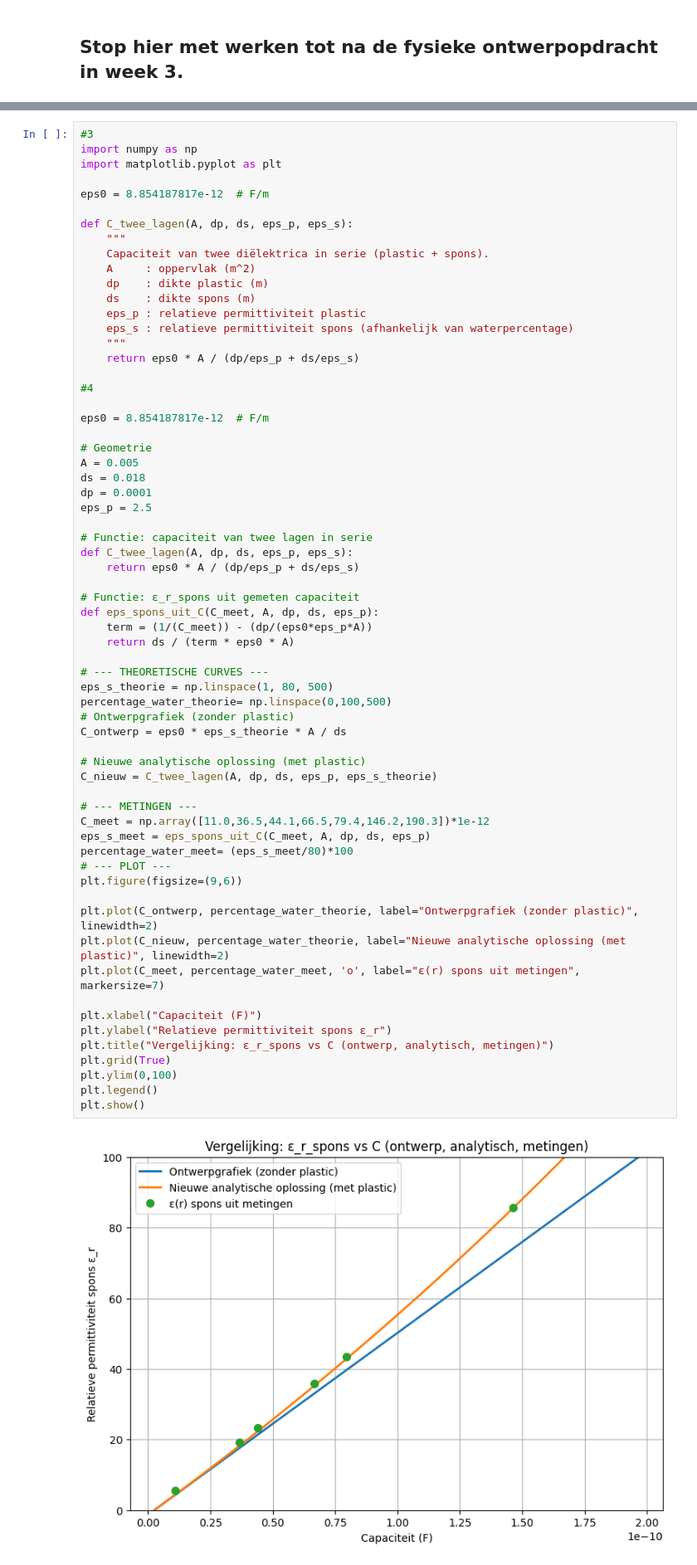
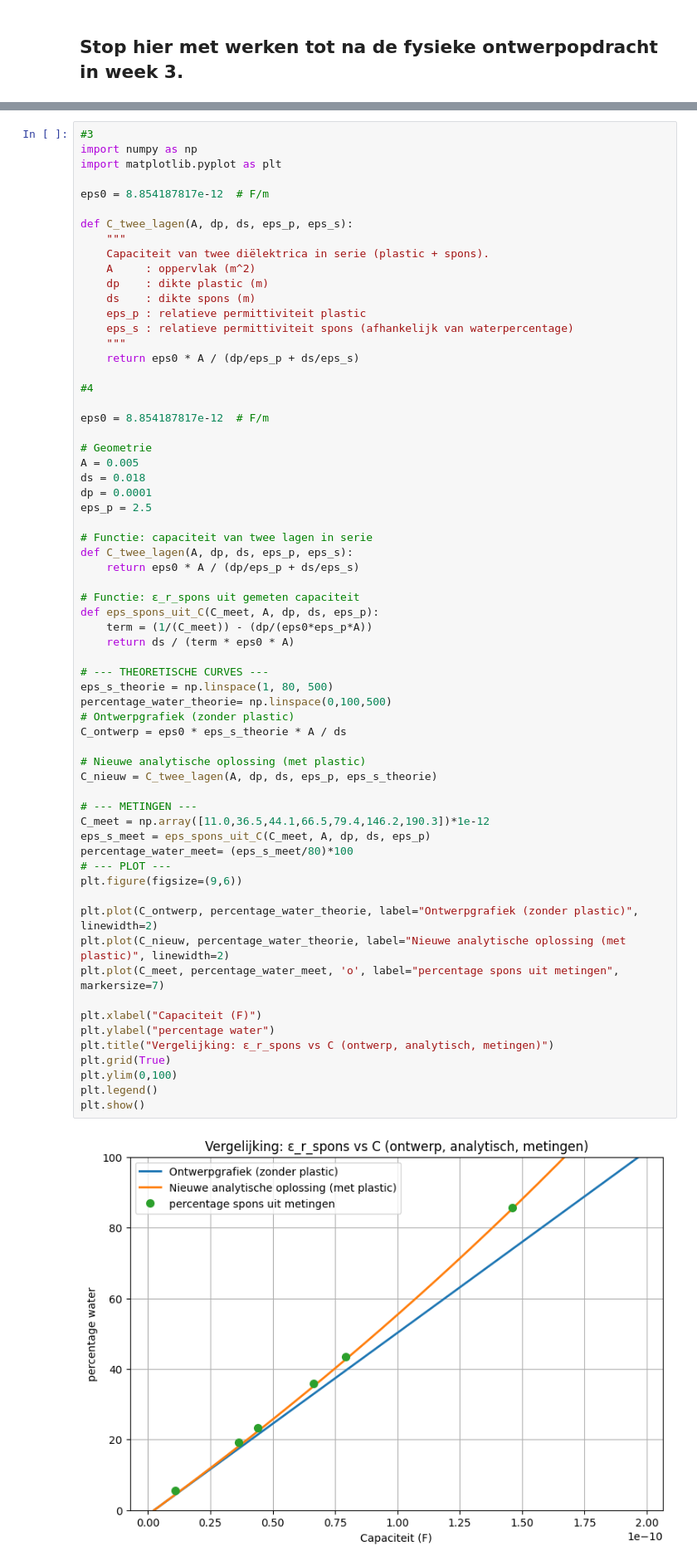
Before and after one commit to owesdorp/opdrachten-DEF-D, a Jupyter notebook: DigitaleOntwerpopdrachten/1CondensatorOpdracht/CondensatorOntwerpopdracht.ipynb, the cells around one changed output, grey strips where cells are left out. Shown at 83% size. Saved outputs shown, nothing was run; the diff lists cells and outputs as text.

```diff
--- a/DigitaleOntwerpopdrachten/1CondensatorOpdracht/CondensatorOntwerpopdracht.ipynb
+++ b/DigitaleOntwerpopdrachten/1CondensatorOpdracht/CondensatorOntwerpopdracht.ipynb
@@ -1023,36 +1015,36 @@ def C_twee_lagen(A, dp, ds, eps_p, eps_s):
 def eps_spons_uit_C(C_meet, A, dp, ds, eps_p):
     term = (1/(C_meet)) - (dp/(eps0*eps_p*A))
     return ds / (term * eps0 * A)
 
 # --- THEORETISCHE CURVES ---
 eps_s_theorie = np.linspace(1, 80, 500)
 percentage_water_theorie= np.linspace(0,100,500)
 # Ontwerpgrafiek (zonder plastic)
 C_ontwerp = eps0 * eps_s_theorie * A / ds
 
 # Nieuwe analytische oplossing (met plastic)
 C_nieuw = C_twee_lagen(A, dp, ds, eps_p, eps_s_theorie)
 
 # --- METINGEN ---
 C_meet = np.array([11.0,36.5,44.1,66.5,79.4,146.2,190.3])*1e-12
 eps_s_meet = eps_spons_uit_C(C_meet, A, dp, ds, eps_p)
 percentage_water_meet= (eps_s_meet/80)*100
 # --- PLOT ---
 plt.figure(figsize=(9,6))
 
 plt.plot(C_ontwerp, percentage_water_theorie, label="Ontwerpgrafiek (zonder plastic)", linewidth=2)
 plt.plot(C_nieuw, percentage_water_theorie, label="Nieuwe analytische oplossing (met plastic)", linewidth=2)
-plt.plot(C_meet, percentage_water_meet, 'o', label="ε(r) spons uit metingen", markersize=7)
+plt.plot(C_meet, percentage_water_meet, 'o', label="percentage spons uit metingen", markersize=7)
 
 plt.xlabel("Capaciteit (F)")
-plt.ylabel("Relatieve permittiviteit spons ε_r")
+plt.ylabel("percentage water")
 plt.title("Vergelijking: ε_r_spons vs C (ontwerp, analytisch, metingen)")
 plt.grid(True)
 plt.ylim(0,100)
 plt.legend()
 plt.show()
 # %% [output]
-[figure, old version]
+[figure, new version]
 # %% [markdown]
 ##### Antwoorden 6a
 
```
Also changed, not shown: parts of 6 cells of this notebook.
